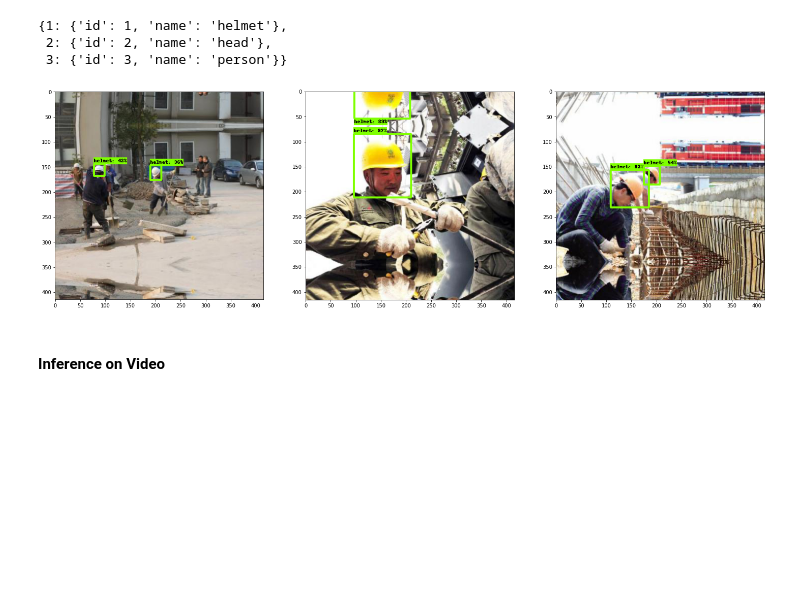
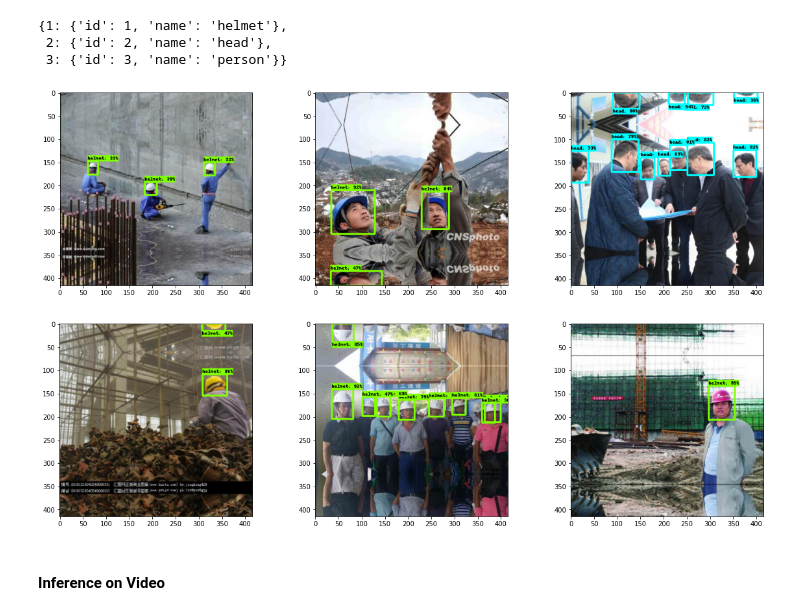
Before and after one commit to 100rab-S/Safety-Hat-Detection, a Jupyter notebook: Inference.ipynb, the cells around one changed output. Saved outputs shown, nothing was run; the diff lists cells and outputs as text; code cells hidden in the pictures; blank space fills up the shorter version.

Commit message:
Code for inference on images and videos using safety hat detection model

```diff
--- a/Inference.ipynb
+++ b/Inference.ipynb
@@ -112,7 +112,7 @@ def remove_person_class(detections):
 def inference(imgs):
     rows = len(imgs)//3
     cols = 3
-    figsize = (25, 12*rows)
+    figsize = (20, 6*rows)
     fig, axes = plt.subplots(rows, cols, figsize = figsize)
     detected_imgs = []
 
@@ -149,14 +149,18 @@ def inference(imgs):
     for im, ax in zip(detected_imgs, axes.ravel()):
         ax.imshow(im)
 # %%
-image_indices = random.sample(range(1, 4750), 3)
+image_indices = random.sample(range(1, 4750), 6)
 imgs=[f'/content/drive/MyDrive/Wobot_Hiring_Test/HardHat_Dataset/images/hard_hat_workers{image_indices[0]}.png',
      f'/content/drive/MyDrive/Wobot_Hiring_Test/HardHat_Dataset/images/hard_hat_workers{image_indices[1]}.png',
-     f'/content/drive/MyDrive/Wobot_Hiring_Test/HardHat_Dataset/images/hard_hat_workers{image_indices[2]}.png']
+     f'/content/drive/MyDrive/Wobot_Hiring_Test/HardHat_Dataset/images/hard_hat_workers{image_indices[2]}.png',
+     f'/content/drive/MyDrive/Wobot_Hiring_Test/HardHat_Dataset/images/hard_hat_workers{image_indices[3]}.png',
+     f'/content/drive/MyDrive/Wobot_Hiring_Test/HardHat_Dataset/images/hard_hat_workers{image_indices[4]}.png',
+     f'/content/drive/MyDrive/Wobot_Hiring_Test/HardHat_Dataset/images/hard_hat_workers{image_indices[5]}.png']
+
 
 inference(imgs)
 # %% [output]
-[figure, old version]
+[figure, new version]
 # %% [markdown]
 #### Inference on Video
 # %%
```
Also changed, not shown: parts of 1 cell of this notebook.
